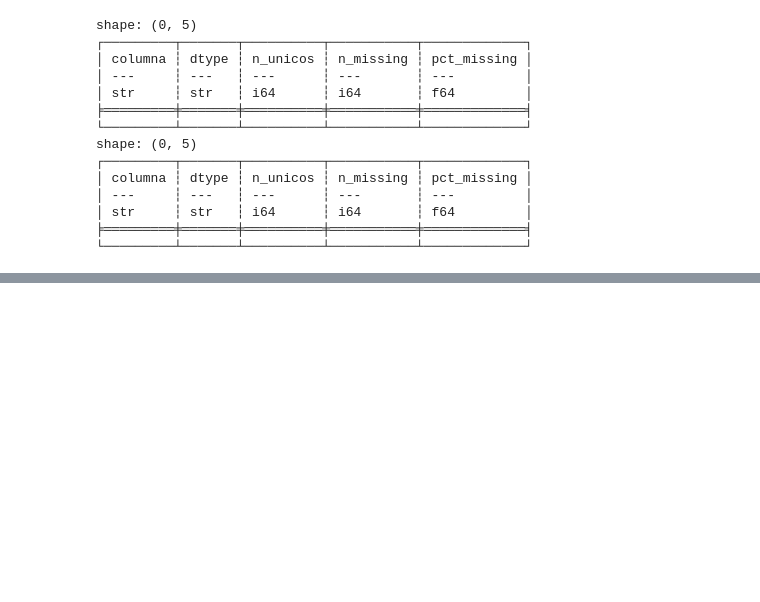
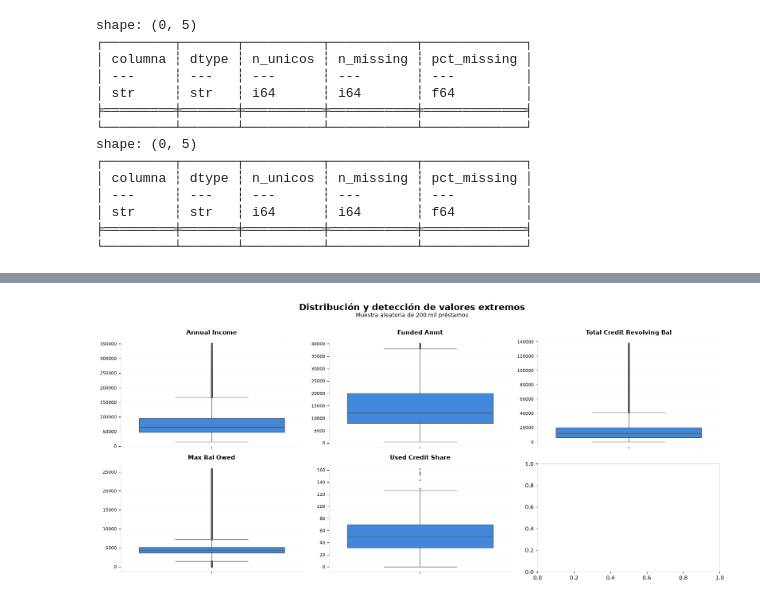
Before and after one commit to antonio-xrp/Expected_Credit_Loss, a Jupyter notebook: notebooks/02_preprocessing.ipynb, the cells around one changed output, grey strips where cells are left out. Saved outputs shown, nothing was run; the diff lists cells and outputs as text; code cells hidden in the pictures; blank space fills up the shorter version.

Commit message:
winsorizacion y análisis de VIF

```diff
--- a/notebooks/02_preprocessing.ipynb
+++ b/notebooks/02_preprocessing.ipynb
@@ -357,0 +516,19 @@ shape: (9, 30)
+# %%
+# Funcion de winsorizacion
+def windsorizar(df, columns, limites):
+    expressions = []
+
+    for col in columns:
+        expressions.append(
+            pl.col(col).clip(
+                limites[col]['lower'],
+                limites[col]['upper'])
+            .alias(col)
+        )
+
+    return df.with_columns(expressions)
+# %%
+#plicamos a train y test
+X_train = windsorizar(X_train, windosrize_vars, limites_winsor)
+
+X_test = windsorizar(X_test, windosrize_vars, limites_winsor)
@@ -357,0 +551,71 @@ shape: (9, 30)
+# %%
+
+sample_box = (
+    X_train.select(outlier_candidates)
+      .sample(n=200_000, seed=RANDOM_STATE)
+      .to_pandas()
+)
+
+fig, axes = plt.subplots(
+    2, 3,
+    figsize=(16, 7)
+)
+
+for ax, col in zip(axes.flat, outlier_candidates):
+
+    sns.boxplot(
+        y=sample_box[col],
+        ax=ax,
+        color="#2784F5",
+        fliersize=1.5,
+        linewidth=1
+    )
+
+    # Título
+    ax.set_title(
+        col.replace("_", " ").title(),
+        fontsize=11,
+        fontweight="bold",
+        pad=8
+    )
+
+    # Ejes
+    ax.set_ylabel("")
+
+    # Grid
+    ax.grid(
+        axis="y",
+        linestyle="--",
+        alpha=0.20
+    )
+    ax.set_axisbelow(True)
+
+    # Limpiar bordes
+    ax.spines["top"].set_visible(False)
+    ax.spines["right"].set_visible(False)
+
+    # Ticks
+    ax.tick_params(
+        axis="both",
+        labelsize=8
+    )
+
+plt.suptitle(
+    "Distribución y detección de valores extremos",
+    fontsize=16,
+    fontweight="bold",
+    y=1.02
+)
+
+fig.text(
+    0.5,
+    0.97,
+    "Muestra aleatoria de 200 mil préstamos",
+    ha="center",
+    fontsize=10
+)
+
+plt.tight_layout()
+plt.show()
+# %% [output]
+[figure, added]
```
Also changed, not shown: parts of 18 cells of this notebook, 1 other file.
